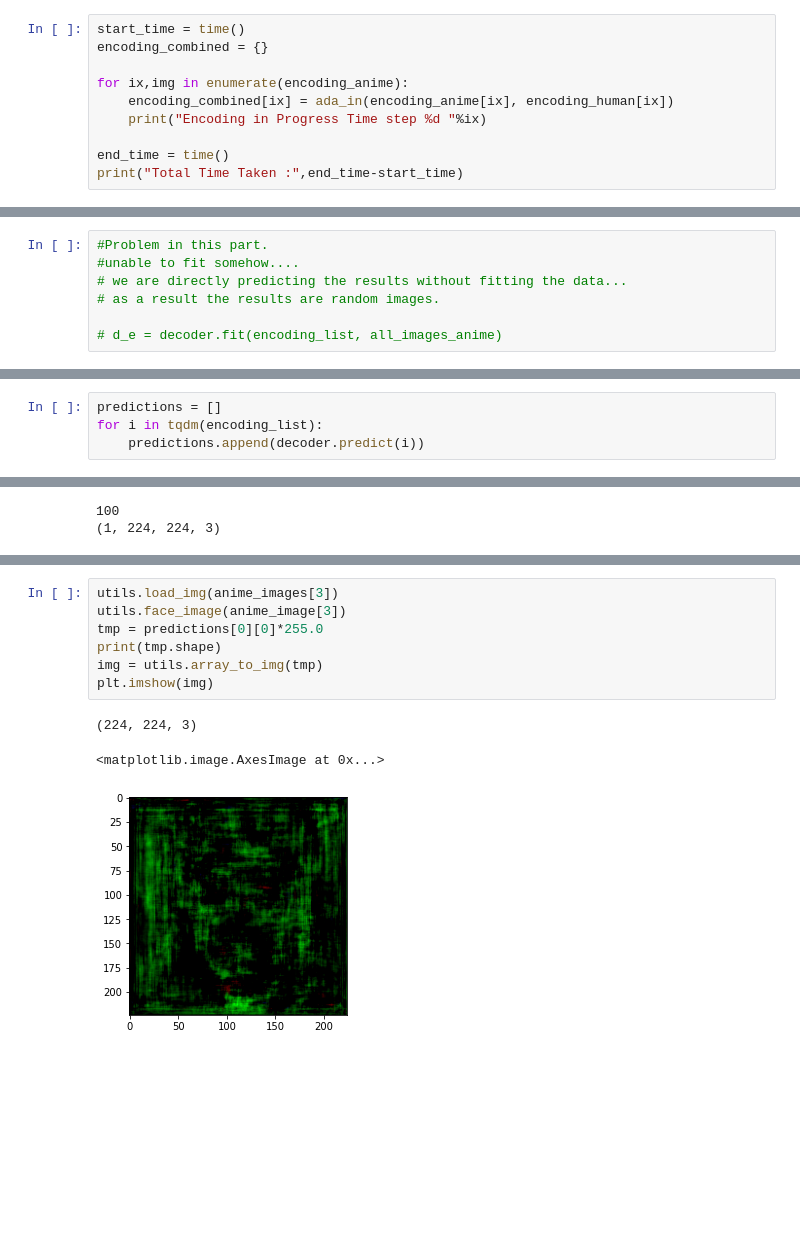
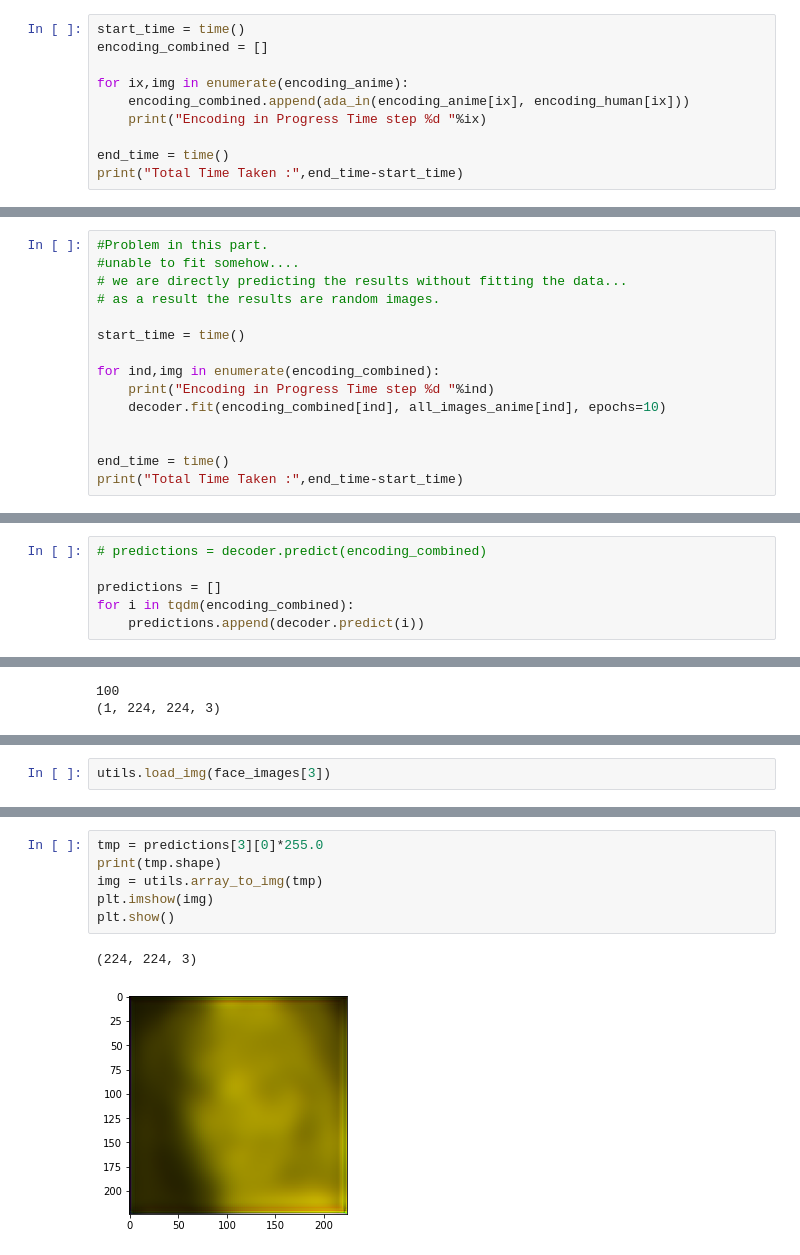
Before and after one commit to AryanSehgal/Anime-Face-Generator---BTP-, a Jupyter notebook: Generator.ipynb, the cells around one changed output, grey strips where cells are left out. Drawn from its saved outputs; the diff is of its cells as text; blank space fills up the shorter version.

```diff
--- a/Generator.ipynb
+++ b/Generator.ipynb
@@ -291,9 +325,9 @@ predictions = decoder.predict(res)
 # %%
 start_time = time()
-encoding_combined = {}
+encoding_combined = []
 
 for ix,img in enumerate(encoding_anime):
-    encoding_combined[ix] = ada_in(encoding_anime[ix], encoding_human[ix])
+    encoding_combined.append(ada_in(encoding_anime[ix], encoding_human[ix]))
     print("Encoding in Progress Time step %d "%ix)
 
 end_time = time()
@@ -342,4 +374,12 @@ encoding_list[0].shape
 # we are directly predicting the results without fitting the data...
 # as a result the results are random images.
 
-# d_e = decoder.fit(encoding_list, all_images_anime)
+start_time = time()
+
+for ind,img in enumerate(encoding_combined):
+    print("Encoding in Progress Time step %d "%ind)
+    decoder.fit(encoding_combined[ind], all_images_anime[ind], epochs=10)
+
+
+end_time = time()
+print("Total Time Taken :",end_time-start_time)
@@ -346,5 +404,7 @@ encoding_list[0].shape
 # %%
+# predictions = decoder.predict(encoding_combined)
+
 predictions = []
-for i in tqdm(encoding_list):
+for i in tqdm(encoding_combined):
     predictions.append(decoder.predict(i))
 # %% [output]
@@ -375,0 +440,2 @@ print(all_images_anime[0].shape)
+# %%
+utils.load_img(face_images[3])
@@ -376,11 +444,9 @@ print(all_images_anime[0].shape)
 # %%
-utils.load_img(anime_images[3])
-utils.face_image(anime_image[3])
-tmp = predictions[0][0]*255.0
+tmp = predictions[3][0]*255.0
 print(tmp.shape)
 img = utils.array_to_img(tmp)
 plt.imshow(img)
+plt.show()
 # %% [output]
 (224, 224, 3)
-<matplotlib.image.AxesImage at 0x...>
-[figure, old version]
+[figure, new version]
```
Also changed, not shown: parts of 19 cells of this notebook.
